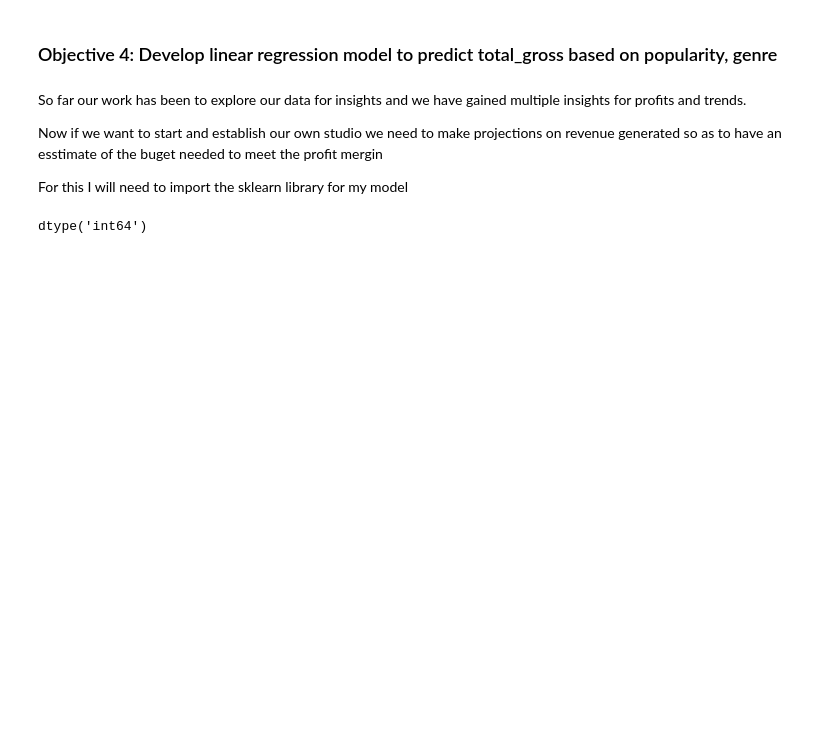
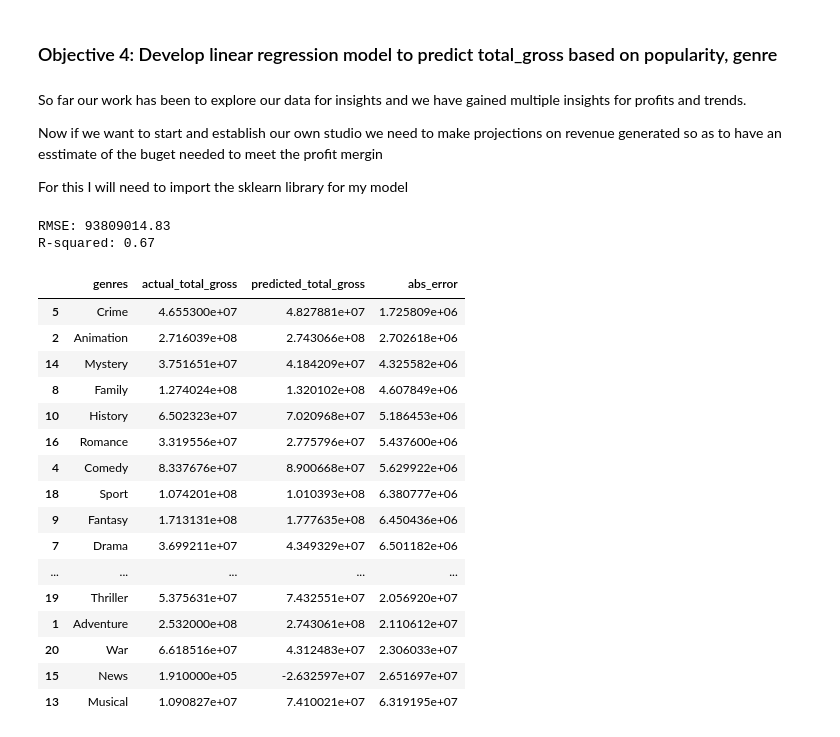
Before and after one commit to DianaMayalo/Phase-2-Project, a Jupyter notebook: EDA.ipynb, the cells around one changed output. Cells and saved outputs as stored; diff of their text form; code cells hidden in the pictures; blank space fills up the shorter version.

```diff
--- a/EDA.ipynb
+++ b/EDA.ipynb
@@ -377,10 +378,80 @@ from sklearn.linear_model import LinearRegression
 from sklearn.preprocessing import MultiLabelBinarizer
 from sklearn.metrics import mean_squared_error, r2_score
 # %%
-#One-hot encode the single-genre-per-row(This will generate a df where the difrrnt genres are represneted by 1s and 0s)
+#One-hot encode the single-genre-per-row(This will generate a df where the diferent genres are represneted by 1s and 0s)
 genre_dummies = pd.get_dummies(df['genres'])
 
 # Combine with original
 df_encoded = pd.concat([df[['movie', 'numvotes', 'total_gross']], genre_dummies], axis=1)
+
+# Group by movie to aggregate genre dummies (sum will work since each is 0/1)
+df_grouped = df_encoded.groupby('movie').agg({
+    'numvotes': 'first',
+    'total_gross': 'first',
+    **{genre: 'max' for genre in genre_dummies.columns}  # Use 'max' because a genre is either present (1) or not (0)
+}).reset_index()
+
+# Features and target
+X = df_grouped.drop(columns=['movie', 'total_gross'])
+y = df_grouped['total_gross']
+
+# Train/test split
+X_train, X_test, y_train, y_test = train_test_split(X, y, test_size=0.2, random_state=42)
+
+# Build and train the model
+model = LinearRegression()
+model.fit(X_train, y_train)
+
+# Predict and evaluate
+y_pred = model.predict(X_test)
+rmse = mean_squared_error(y_test, y_pred, squared=False)
+r2 = r2_score(y_test, y_pred)
+
+print(f'RMSE: {rmse:.2f}')
+print(f'R-squared: {r2:.2f}')
 # %% [output]
-dtype('int64')
+RMSE: 93809014.83
+R-squared: 0.67
+# %%
+#Create a DataFrame with predictions and movie names
+y_pred = model.predict(X_test)
+
+results = X_test.copy()
+results['actual_total_gross'] = y_test
+results['predicted_total_gross'] = y_pred
+
+#Bring back the movie names
+results = results.merge(df_grouped[['movie']], left_index=True, right_index=True, how='left')
+
+#Merge with exploded genres so each row = one genre per movie
+genre_results = results.merge(df[['movie', 'genres']], on='movie', how='left')
+
+#Group by genre and compute mean
+genre_summary = genre_results.groupby('genres').agg({
+    'actual_total_gross': 'mean',  # or 'sum' depending on your goal
+    'predicted_total_gross': 'mean'
+}).reset_index()
+
+#Optional - calculate error or difference
+genre_summary['abs_error'] = abs(genre_summary['actual_total_gross'] - genre_summary['predicted_total_gross'])
+
+
+genre_summary.sort_values('abs_error')
+# %% [output]
+|  | genres | actual_total_gross | predicted_total_gross | abs_error |
+| 5 | Crime | 4.655300e+07 | 4.827881e+07 | 1.725809e+06 |
+| 2 | Animation | 2.716039e+08 | 2.743066e+08 | 2.702618e+06 |
+| 14 | Mystery | 3.751651e+07 | 4.184209e+07 | 4.325582e+06 |
+| 8 | Family | 1.274024e+08 | 1.320102e+08 | 4.607849e+06 |
+| 10 | History | 6.502323e+07 | 7.020968e+07 | 5.186453e+06 |
+| 16 | Romance | 3.319556e+07 | 2.775796e+07 | 5.437600e+06 |
+| 4 | Comedy | 8.337676e+07 | 8.900668e+07 | 5.629922e+06 |
+| 18 | Sport | 1.074201e+08 | 1.010393e+08 | 6.380777e+06 |
+| 9 | Fantasy | 1.713131e+08 | 1.777635e+08 | 6.450436e+06 |
+| 7 | Drama | 3.699211e+07 | 4.349329e+07 | 6.501182e+06 |
+| ... | ... | ... | ... | ... |
+| 19 | Thriller | 5.375631e+07 | 7.432551e+07 | 2.056920e+07 |
+| 1 | Adventure | 2.532000e+08 | 2.743061e+08 | 2.110612e+07 |
+| 20 | War | 6.618516e+07 | 4.312483e+07 | 2.306033e+07 |
+| 15 | News | 1.910000e+05 | -2.632597e+07 | 2.651697e+07 |
+| 13 | Musical | 1.090827e+07 | 7.410021e+07 | 6.319195e+07 |
```
Also changed, not shown: parts of 6 cells of this notebook.
